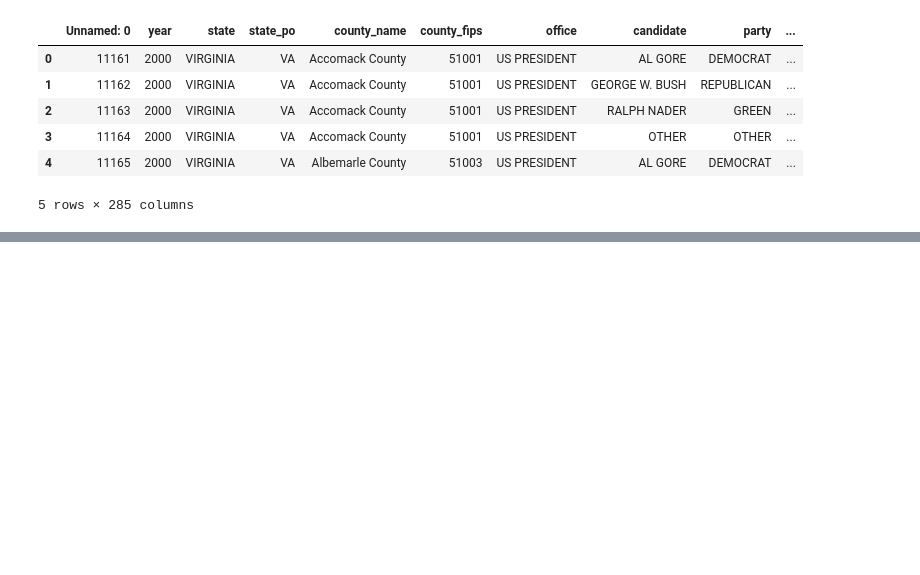
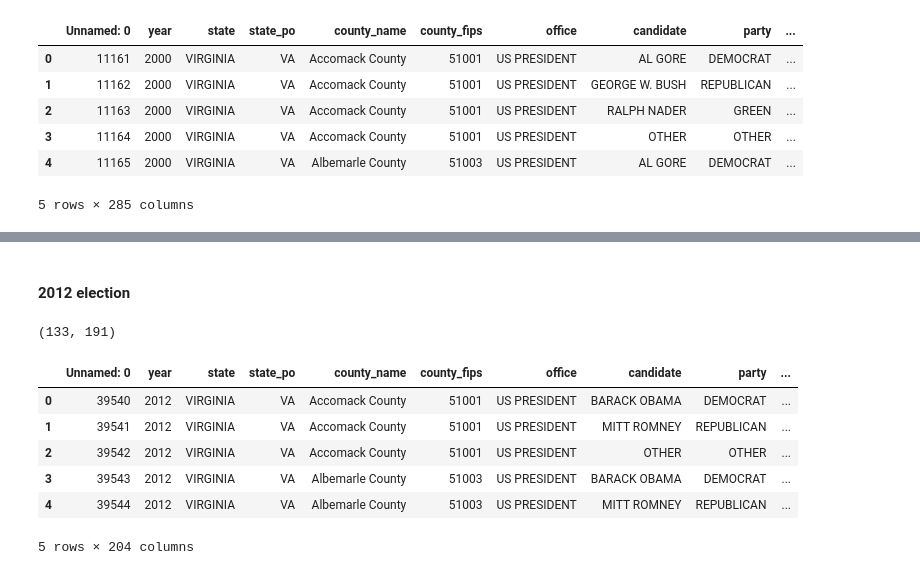
Before and after one commit to Catherine-Nguyen88/project_voting, a Jupyter notebook: Voting_Isabella's_Part.ipynb, the cells around one changed output, grey strips where cells are left out. Saved outputs shown, nothing was run; the diff lists cells and outputs as text; code cells hidden in the pictures; blank space fills up the shorter version.

```diff
--- a/Voting_Isabella's_Part.ipynb
+++ b/Voting_Isabella's_Part.ipynb
@@ -157,0 +278,25 @@ year splits (won't be perfect):
+# %% [markdown]
+#### 2012 election
+# %%
+# extract demographic data
+fname = './project_voting/data/county_data/0002_ds206_20145_county_E.csv'
+dem = pd.read_csv(fname, encoding='latin-1')
+# need to drop the 1st row
+dem = dem.drop([0])
+dem_VA = dem[dem['STATE'] == 'Virginia']
+print(dem_VA.shape) # the shape is correct for VA
+# rename for merging
+dem_VA = dem_VA.rename(columns={'COUNTY':'county_name'})
+
+# merge the datasets
+merged_2012 = voting_2012.merge(dem_VA, on='county_name', how='left')
+merged_2012.head(5)
+# %% [output]
+(133, 191)
+|  | Unnamed: 0 | year | state | state_po | county_name | county_fips | office | candidate | party | ... |
+| 0 | 39540 | 2012 | VIRGINIA | VA | Accomack County | 51001 | US PRESIDENT | BARACK OBAMA | DEMOCRAT | ... |
+| 1 | 39541 | 2012 | VIRGINIA | VA | Accomack County | 51001 | US PRESIDENT | MITT ROMNEY | REPUBLICAN | ... |
+| 2 | 39542 | 2012 | VIRGINIA | VA | Accomack County | 51001 | US PRESIDENT | OTHER | OTHER | ... |
+| 3 | 39543 | 2012 | VIRGINIA | VA | Albemarle County | 51003 | US PRESIDENT | BARACK OBAMA | DEMOCRAT | ... |
+| 4 | 39544 | 2012 | VIRGINIA | VA | Albemarle County | 51003 | US PRESIDENT | MITT ROMNEY | REPUBLICAN | ... |
+5 rows × 204 columns
```
Also changed, not shown: parts of 13 cells of this notebook.
